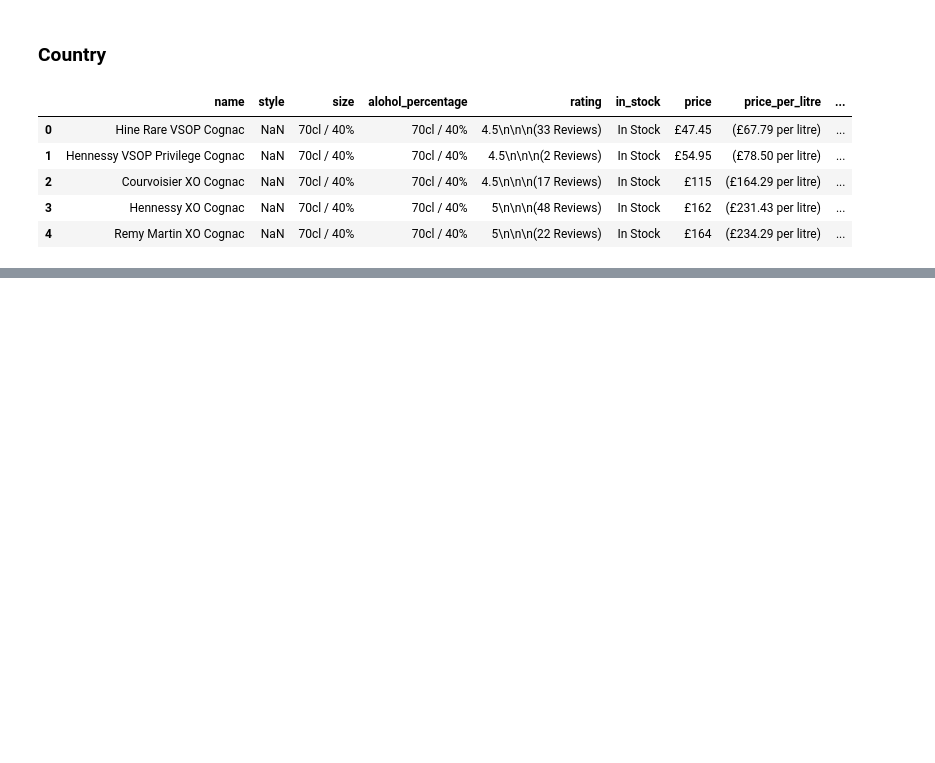
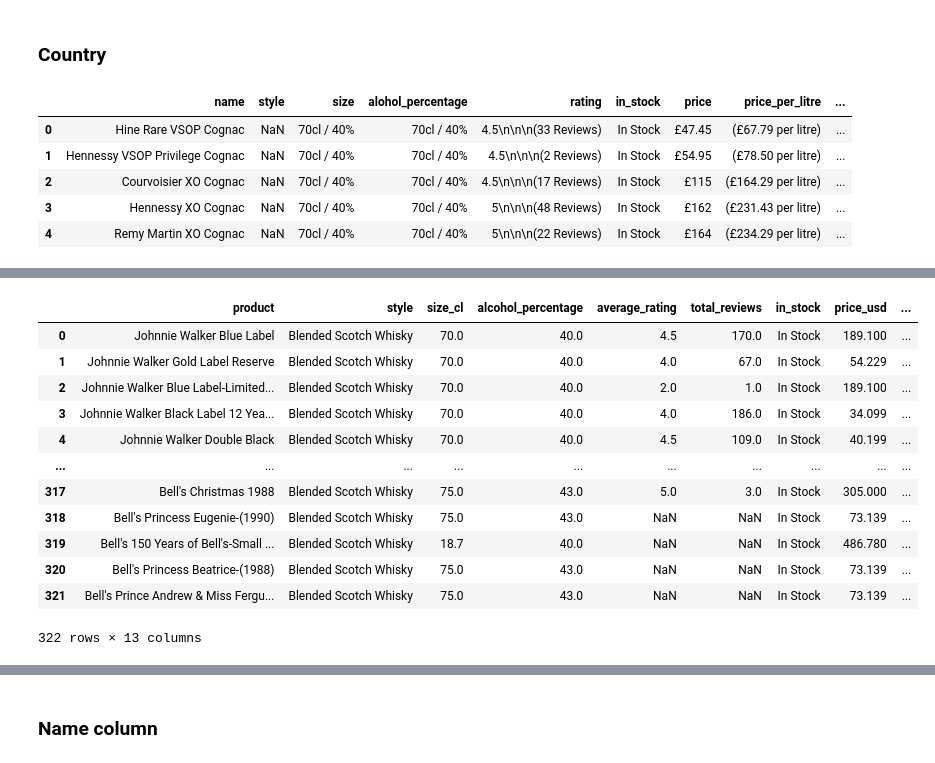
Before and after one commit to paul-trood/Products, a Jupyter notebook: whisky_products_cleaning.ipynb, the cells around one changed output, grey strips where cells are left out. Cells and saved outputs as stored; diff of their text form; code cells hidden in the pictures; blank space fills up the shorter version.

```diff
--- a/whisky_products_cleaning.ipynb
+++ b/whisky_products_cleaning.ipynb
@@ -669,0 +854,3 @@ blend.head()
+# %%
+# Assign extracted country names to new column
+blend["new_country"] = blend["country"].str.extract(r".*\nCountry\n*(.+).*") # <-- Uses regex pattern to extract ONLY country name
@@ -670,3 +866,41 @@ blend.head()
+# %%
+blend = blend.rename({"name":"product"},axis=1)
+# %%
+blend = blend[
+    [
+        "product",
+        "style",
+        "size_cl",
+        "alcohol_percentage",
+        "average_rating",
+        "total_reviews",
+        "in_stock",
+        "price_usd",
+        "per_litre_usd",
+        "customer_item_limit",
+        "description",
+        "date_scraped",
+        "new_country"
+        ]
+        ]
+# %%
+blend = blend.rename({"new_country":"country"}, axis=1)
+# %%
+blend
+# %% [output]
+|  | product | style | size_cl | alcohol_percentage | average_rating | total_reviews | in_stock | price_usd | ... |
+| 0 | Johnnie Walker Blue Label | Blended Scotch Whisky | 70.0 | 40.0 | 4.5 | 170.0 | In Stock | 189.100 | ... |
+| 1 | Johnnie Walker Gold Label Reserve | Blended Scotch Whisky | 70.0 | 40.0 | 4.0 | 67.0 | In Stock | 54.229 | ... |
+| 2 | Johnnie Walker Blue Label-Limited... | Blended Scotch Whisky | 70.0 | 40.0 | 2.0 | 1.0 | In Stock | 189.100 | ... |
+| 3 | Johnnie Walker Black Label 12 Yea... | Blended Scotch Whisky | 70.0 | 40.0 | 4.0 | 186.0 | In Stock | 34.099 | ... |
+| 4 | Johnnie Walker Double Black | Blended Scotch Whisky | 70.0 | 40.0 | 4.5 | 109.0 | In Stock | 40.199 | ... |
+| ... | ... | ... | ... | ... | ... | ... | ... | ... | ... |
+| 317 | Bell's Christmas 1988 | Blended Scotch Whisky | 75.0 | 43.0 | 5.0 | 3.0 | In Stock | 305.000 | ... |
+| 318 | Bell's Princess Eugenie-(1990) | Blended Scotch Whisky | 75.0 | 43.0 | NaN | NaN | In Stock | 73.139 | ... |
+| 319 | Bell's 150 Years of Bell's-Small ... | Blended Scotch Whisky | 18.7 | 40.0 | NaN | NaN | In Stock | 486.780 | ... |
+| 320 | Bell's Princess Beatrice-(1988) | Blended Scotch Whisky | 75.0 | 43.0 | NaN | NaN | In Stock | 73.139 | ... |
+| 321 | Bell's Prince Andrew & Miss Fergu... | Blended Scotch Whisky | 75.0 | 43.0 | NaN | NaN | In Stock | 73.139 | ... |
+322 rows × 13 columns
 # %%
 scotch.head()
 # %% [output]
@@ -676,3 +910,5 @@ scotch.head()
 | 2 | Balvenie 16 Year Old French Oak\n... | Speyside Single Malt Scotch Whisk... | 70cl / 47.6% | 70cl / 40% | NaN | In Stock | £123 | (£175.71 per litre) | ... |
 | 3 | Lagavulin 2006 Distillers Edition... | Islay Single Malt Scotch Whisky\n... | 70cl / 43% | 70cl / 40% | 5\n\n\n(3 Reviews) | In Stock | £89.95 | (£128.50 per litre) | ... |
 | 4 | Lagavulin 2006 Distillers Edition... | NaN | 70cl / 43% | 70cl / 40% | NaN | In Stock | £89.95 | NaN | ... |
+# %% [markdown]
+### Name column
```
Also changed, not shown: parts of 68 cells of this notebook.
